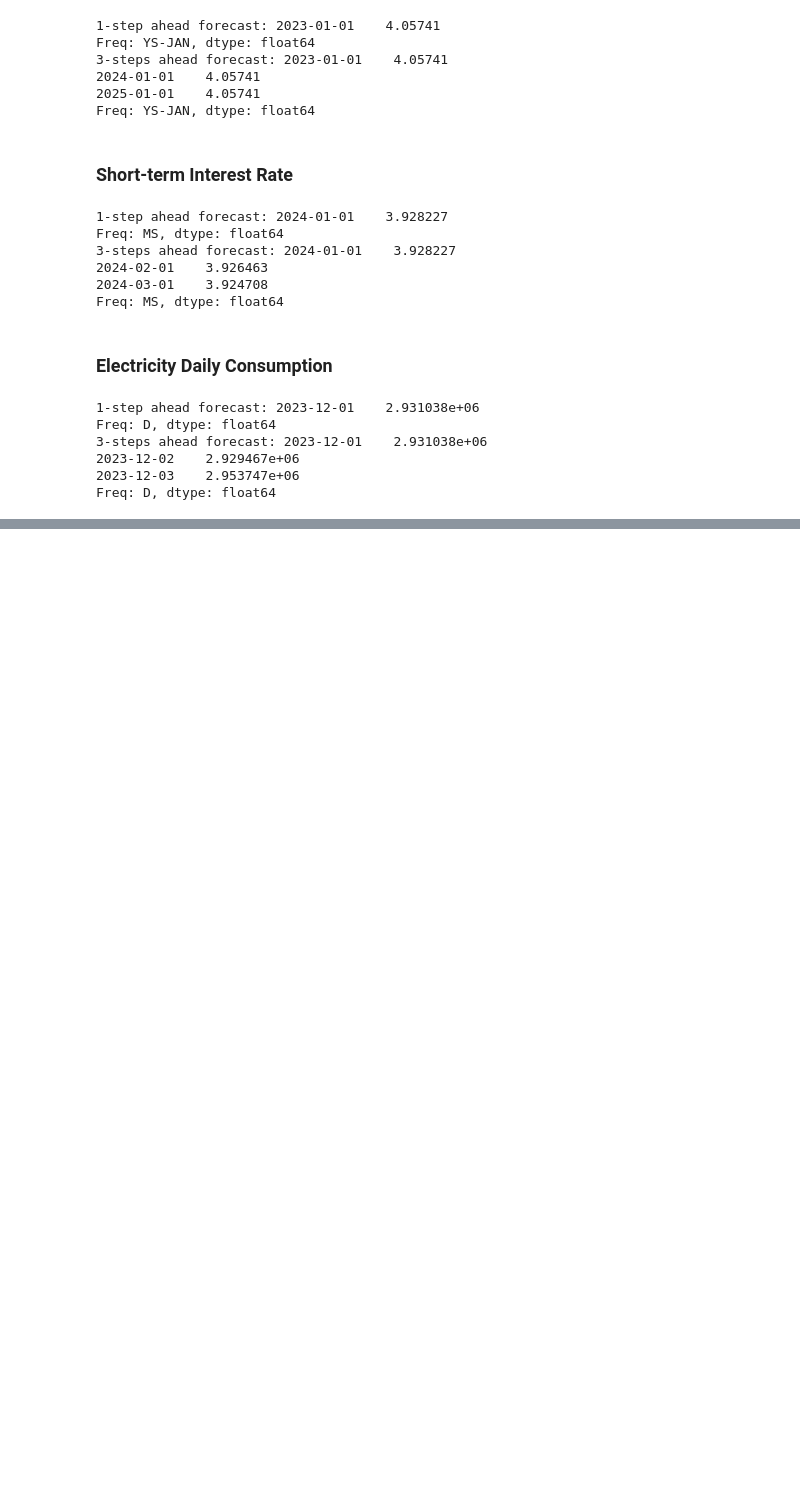
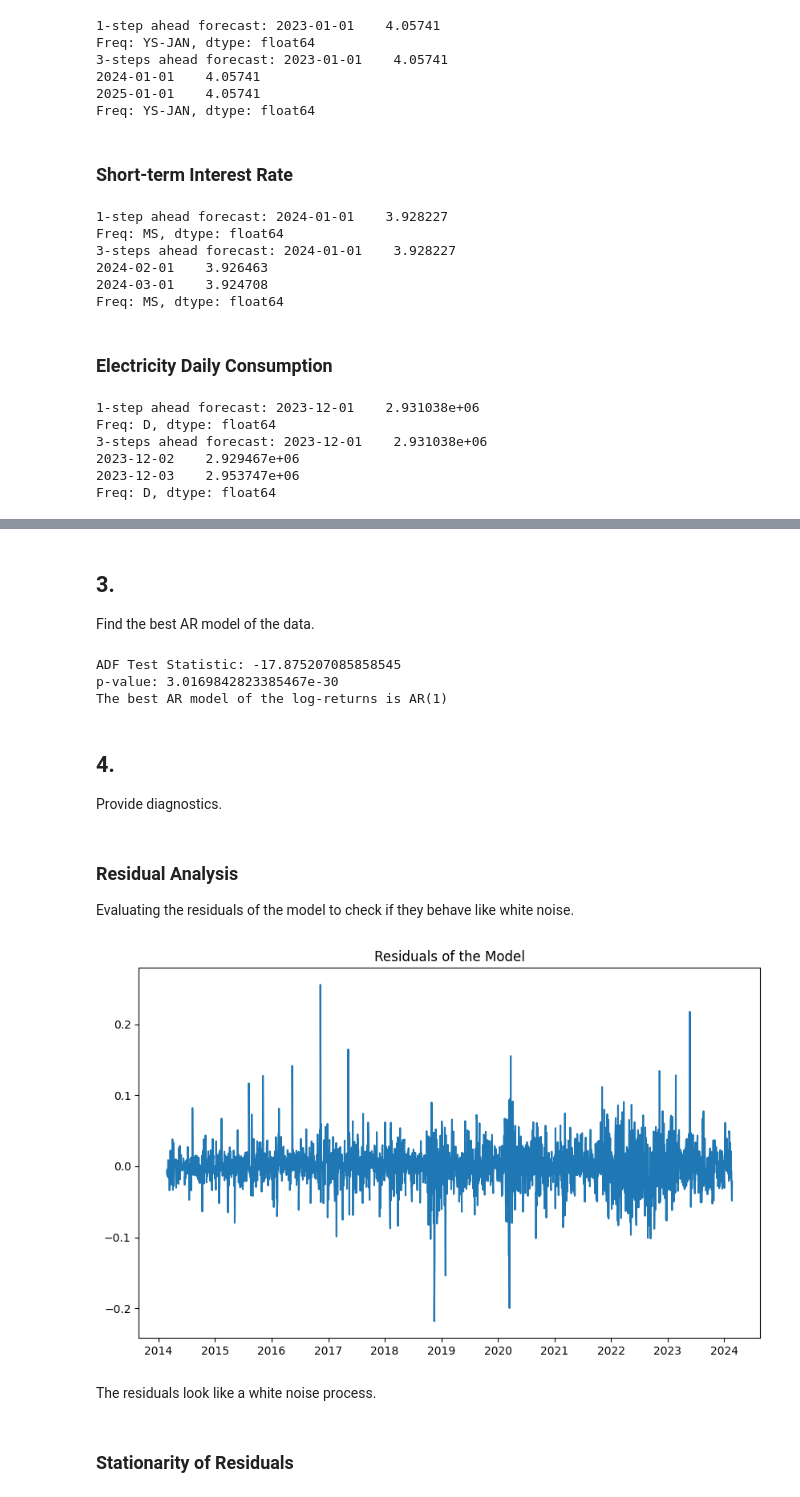
Before and after one commit to theodruilhe/TimeSeriesHomework, a Jupyter notebook: hw.ipynb, the cells around one changed output, grey strips where cells are left out. Cells and saved outputs as stored; diff of their text form; code cells hidden in the pictures; blank space fills up the shorter version.

```diff
--- a/hw.ipynb
+++ b/hw.ipynb
@@ -446,0 +457,3 @@ Freq: D, dtype: float64
+# %%
+nvidia_data = pd.read_csv('nvidia-stock.csv')
+nvidia_data.head(2)
@@ -446,0 +466,6 @@ Freq: D, dtype: float64
+# %%
+nvidia_data = nvidia_data[['Date', 'Close/Last']]
+nvidia_data['Date'] = pd.to_datetime(nvidia_data['Date'])
+nvidia_data.set_index('Date', inplace=True)
+nvidia_data['Close/Last'] = pd.to_numeric(nvidia_data['Close/Last'].str.replace('$', ''))
+nvidia_data.head(2)
@@ -446,0 +489,3 @@ Freq: D, dtype: float64
+# %%
+nvidia_data['Log-Returns'] = np.log(nvidia_data['Close/Last'] / nvidia_data['Close/Last'].shift(-1))
+nvidia_data.tail()
@@ -446,0 +539,49 @@ Freq: D, dtype: float64
+# %% [markdown]
+## 3.
+Find the best AR model of the data.
+# %%
+log_returns = nvidia_data['Log-Returns'].dropna()
+
+# Check for stationarity
+adf_test = adfuller(log_returns)
+print(f"\nADF Test Statistic: {adf_test[0]}")
+print(f"p-value: {adf_test[1]}")
+# Determine the lag length for the AR model
+# We'll start with a maximum lag of 5 based on the ACF and PACF provided and refine from there
+max_lag = 5
+best_aic = np.inf
+best_lag = None
+
+# Iterate over a range of possible lag values
+for lag in range(1, max_lag + 1):
+    model = AutoReg(log_returns, lags=lag).fit()
+    if model.aic < best_aic:
+        best_aic = model.aic
+        best_lag = lag
+
+# Refit the model using the best lag
+best_model_fit = AutoReg(log_returns, lags=best_lag).fit()
+
+print(f"The best AR model of the log-returns is AR({best_lag})")
+# %% [output]
+ADF Test Statistic: -17.875207085858545
+p-value: 3.0169842823385467e-30
+The best AR model of the log-returns is AR(1)
+# %% [markdown]
+## 4.
+Provide diagnostics.
+# %% [markdown]
+### Residual Analysis
+Evaluating the residuals of the model to check if they behave like white noise.
+# %%
+residuals = best_model_fit.resid
+plt.figure(figsize=(10,6))
+plt.plot(residuals)
+plt.title('Residuals of the Model')
+plt.show()
+# %% [output]
+[figure, added]
+# %% [markdown]
+The residuals look like a white noise process.
+# %% [markdown]
+### Stationarity of Residuals
```
Also changed, not shown: parts of 38 cells of this notebook.
